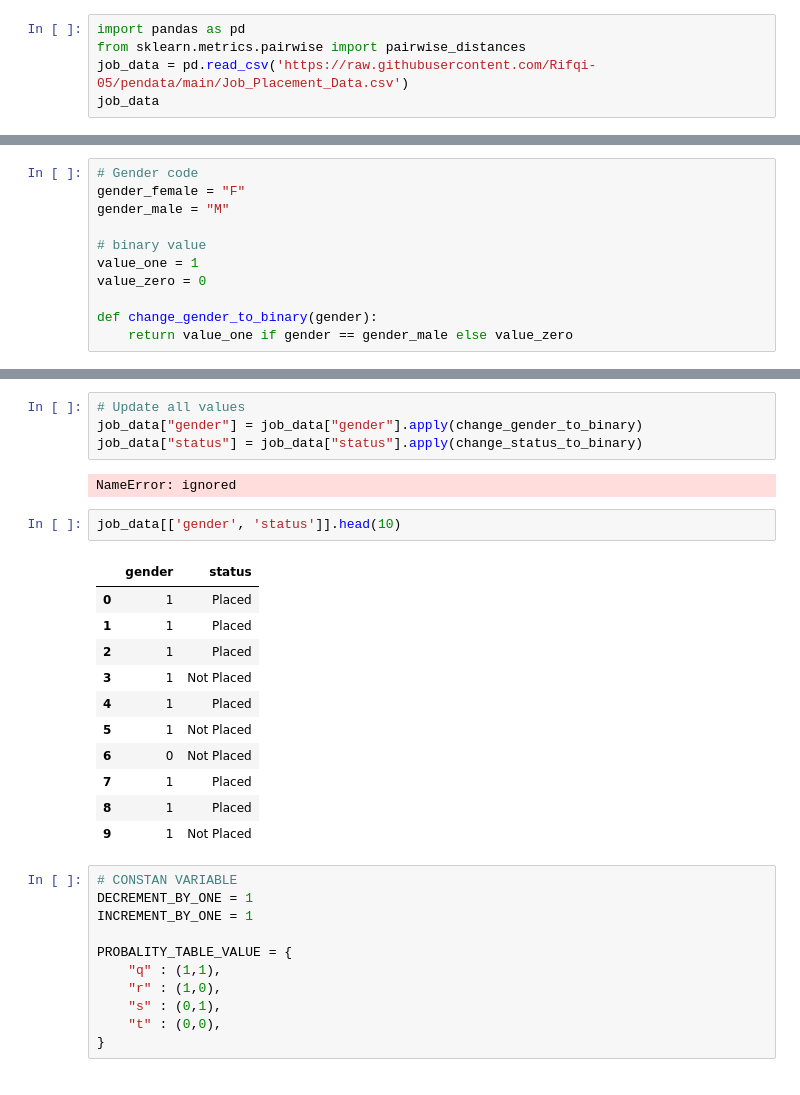
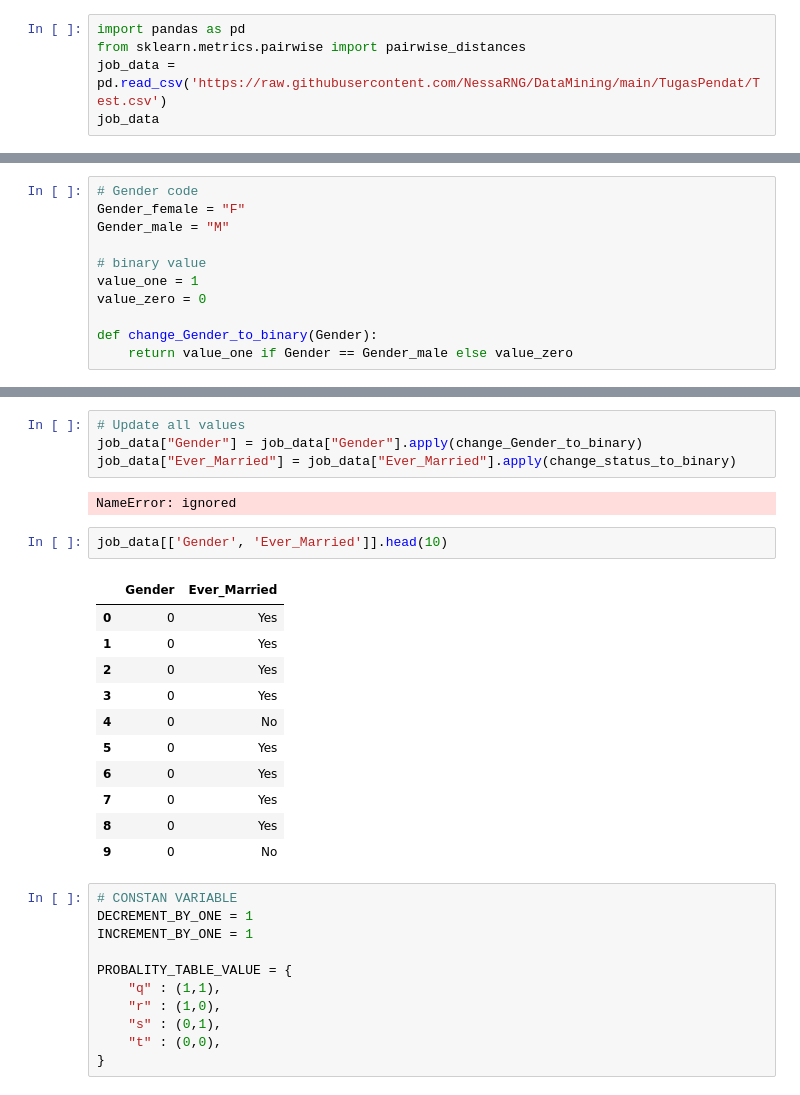
Before and after one commit to NessaRNG/DataMining, a Jupyter notebook: _sources/Tugas2.ipynb, the cells around one changed output, grey strips where cells are left out. Cells and saved outputs as stored; diff of their text form.

```diff
--- a/_sources/Tugas2.ipynb
+++ b/_sources/Tugas2.ipynb
@@ -11,6 +11,6 @@ import math
 # %%
 import pandas as pd
 from sklearn.metrics.pairwise import pairwise_distances
-job_data = pd.read_csv('https://raw.githubusercontent.com/Rifqi-05/pendata/main/Job_Placement_Data.csv')
+job_data = pd.read_csv('https://raw.githubusercontent.com/NessaRNG/DataMining/main/TugasPendat/Test.csv')
 job_data
 # %% [output]
@@ -53,13 +51,13 @@ job_data[['gender', 'status']].head(10)
 # %%
 # Gender code
-gender_female = "F"
-gender_male = "M"
+Gender_female = "F"
+Gender_male = "M"
 
 # binary value
 value_one = 1
 value_zero = 0
 
-def change_gender_to_binary(gender):
-    return value_one if gender == gender_male else value_zero
+def change_Gender_to_binary(Gender):
+    return value_one if Gender == Gender_male else value_zero
 # %%
 # lunch code
@@ -74,24 +72,24 @@ def change_lunch_to_binary(status):
     return value_one if status == status_not_placed else value_zero
 # %%
 # Update all values
-job_data["gender"] = job_data["gender"].apply(change_gender_to_binary)
-job_data["status"] = job_data["status"].apply(change_status_to_binary)
+job_data["Gender"] = job_data["Gender"].apply(change_Gender_to_binary)
+job_data["Ever_Married"] = job_data["Ever_Married"].apply(change_status_to_binary)
 # %% [output]
 NameError: ignored
 # %%
-job_data[['gender', 'status']].head(10)
+job_data[['Gender', 'Ever_Married']].head(10)
 # %% [output]
-|  | gender | status |
-| 0 | 1 | Placed |
-| 1 | 1 | Placed |
-| 2 | 1 | Placed |
-| 3 | 1 | Not Placed |
-| 4 | 1 | Placed |
-| 5 | 1 | Not Placed |
-| 6 | 0 | Not Placed |
-| 7 | 1 | Placed |
-| 8 | 1 | Placed |
-| 9 | 1 | Not Placed |
+|  | Gender | Ever_Married |
+| 0 | 0 | Yes |
+| 1 | 0 | Yes |
+| 2 | 0 | Yes |
+| 3 | 0 | Yes |
+| 4 | 0 | No |
+| 5 | 0 | Yes |
+| 6 | 0 | Yes |
+| 7 | 0 | Yes |
+| 8 | 0 | Yes |
+| 9 | 0 | No |
 # %%
 # CONSTAN VARIABLE
 DECREMENT_BY_ONE = 1
```
Also changed, not shown: parts of 12 cells of this notebook, 11 other files.
